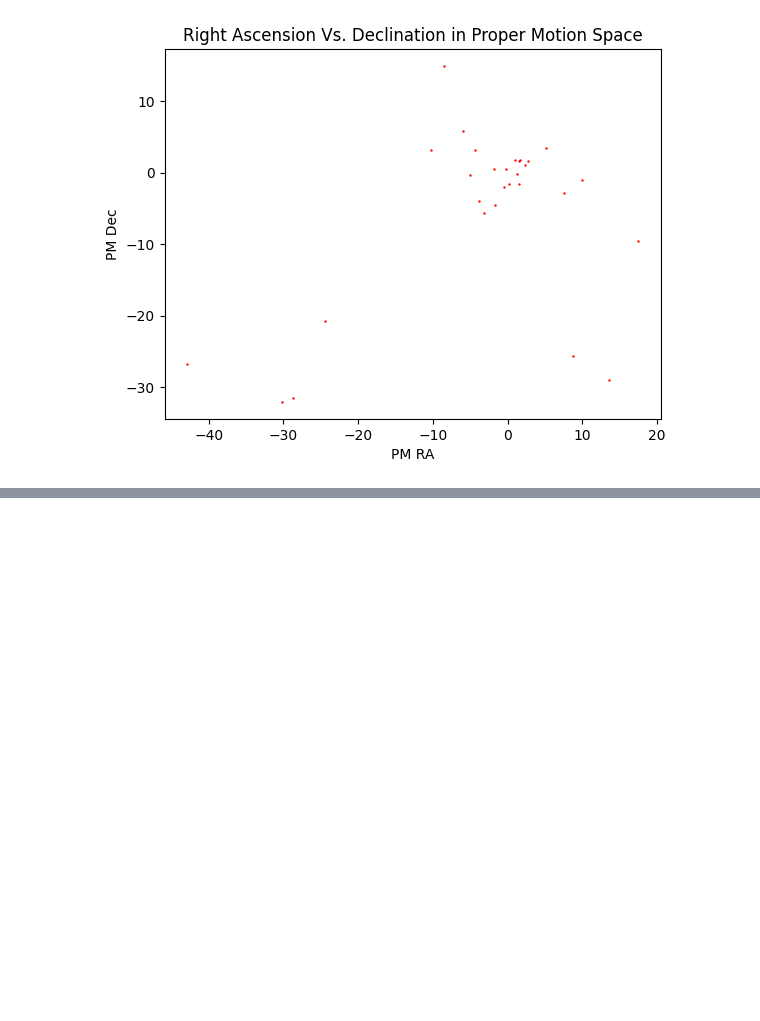
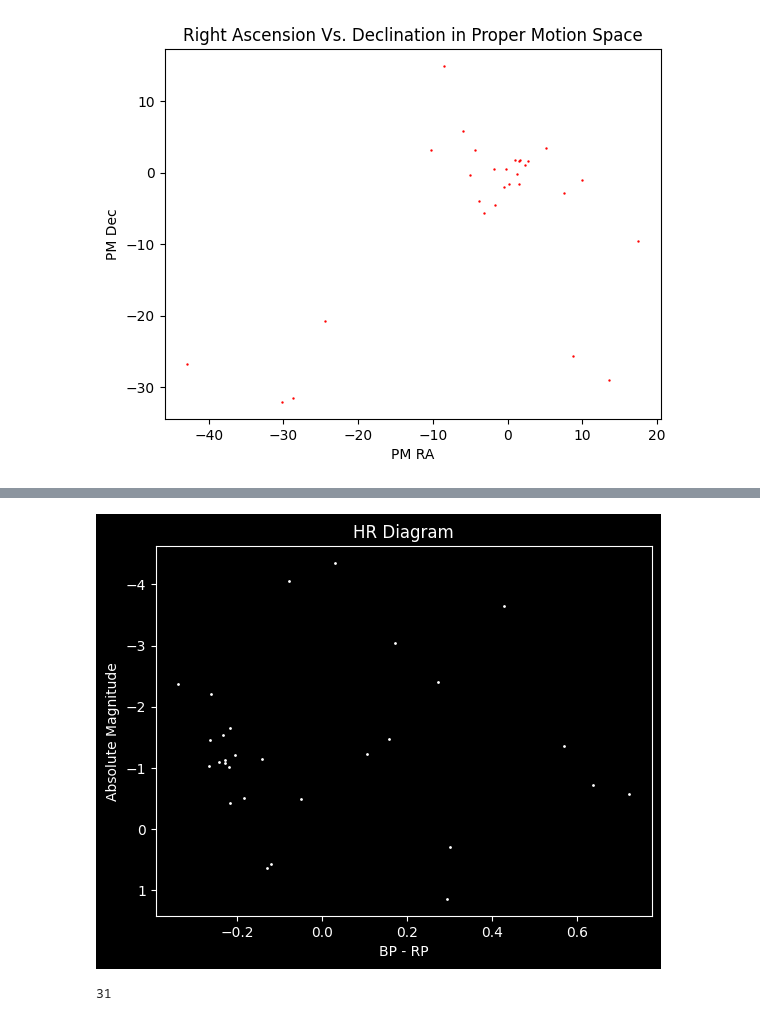
Before and after one commit to Mq1t/gaiadr3-analysis, a Jupyter notebook: notebooks/MeMisSurvey.ipynb, the cells around one changed output, grey strips where cells are left out. Saved outputs shown, nothing was run; the diff lists cells and outputs as text; code cells hidden in the pictures; blank space fills up the shorter version.

```diff
--- a/notebooks/MeMisSurvey.ipynb
+++ b/notebooks/MeMisSurvey.ipynb
@@ -76,0 +116,64 @@ df.head()
+# %%
+def get_distance(parallax):
+    """Convert parallax (mas) to distance (pc)
+
+    Args:
+        parallax (float): Parallax in milliarcseconds
+
+    Returns:
+        float: Distance in parsecs
+    """
+    return 1 / (parallax / 1000)
+
+
+def get_magnitude(phot_g_mean_mag, distance):
+    """Convert apparent magnitude to absolute magnitude
+
+    Args:
+        phot_g_mean_mag (float): G-band apparent magnitude
+        distance (float): Distance in parsecs
+
+    Returns:
+        float: Absolute magnitude
+    """
+    return phot_g_mean_mag - 5 * np.log10(distance / 10)
+
+
+def get_bprp(phot_bp_mean_mag, phot_rp_mean_mag):
+    """Calculate BP-RP colour index
+
+    Args:
+        phot_bp_mean_mag (float): BP-band apparent magnitude
+        phot_rp_mean_mag (float): RP-band apparent magnitude
+
+    Returns:
+        float: BP-RP colour index
+    """
+    return phot_bp_mean_mag - phot_rp_mean_mag
+
+
+def plot_hr_diagram(df):
+    """Plot an HR diagram from a Gaia dataframe.
+
+    Args:
+        df (pandas.dataframe): Gaia data containing parallax,
+            phot_g_mean_mag, phot_bp_mean_mag, phot_rp_mean_mag.
+    """
+    df = df.dropna(subset=["parallax", "phot_g_mean_mag", "phot_bp_mean_mag", "phot_rp_mean_mag"])
+
+    magnitude = [get_magnitude(row["phot_g_mean_mag"], get_distance(row["parallax"])) for _, row in df.iterrows()]
+    bprp = [get_bprp(row["phot_bp_mean_mag"], row["phot_rp_mean_mag"]) for _, row in df.iterrows()]
+
+    plt.style.use("dark_background")
+    plt.scatter(bprp, magnitude, c="white", s=1)
+    plt.xlabel("BP - RP")
+    plt.ylabel("Absolute Magnitude")
+    plt.title("HR Diagram")
+    plt.gca().invert_yaxis()
+    plt.show()
+
+plot_hr_diagram(df)
+print(len(df))
+# %% [output]
+[figure, added]
+31
```
Also changed, not shown: parts of 8 cells of this notebook.
